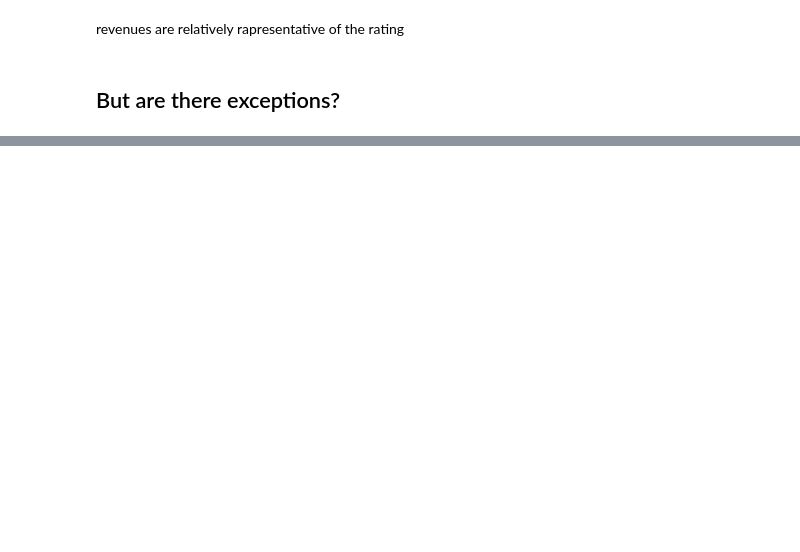
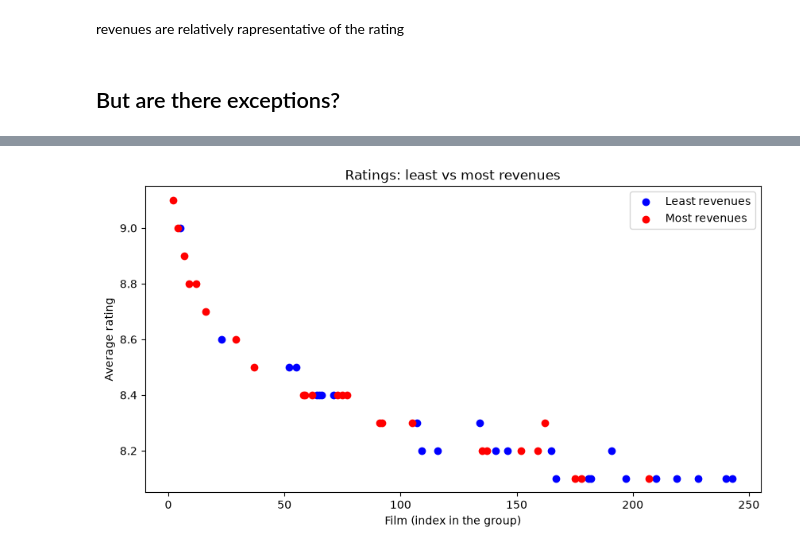
Before and after one commit to alessiozzodemarcozzo/I2202-DeciptivePatterns, a Jupyter notebook: Movies_excercise.ipynb, the cells around one changed output, grey strips where cells are left out. Saved outputs shown, nothing was run; the diff lists cells and outputs as text; code cells hidden in the pictures; blank space fills up the shorter version.

Commit message:
scatter plot least r. vs most r. added

```diff
--- a/Movies_excercise.ipynb
+++ b/Movies_excercise.ipynb
@@ -124,4 +120,15 @@ revenues are relatively rapresentative of the rating
 # %% [markdown]
 ## But are there exceptions?
 # %%
+plt.figure(figsize=(10, 5))
+
+# x = position of the film in the group, y = its rating
+plt.scatter(least_revenues.index, least_revenues["averageRating"], color="blue", label="Least revenues")
+plt.scatter(most_revenues.index, most_revenues["averageRating"], color="red", label="Most revenues")
+
+plt.xlabel("Film (index in the group)")
+plt.ylabel("Average rating")
+plt.title("Ratings: least vs most revenues")
+plt.legend()
+plt.show()
 # %% [output]
@@ -129,0 +135 @@ revenues are relatively rapresentative of the rating
+[figure, added]
```
Also changed, not shown: parts of 2 cells of this notebook.
